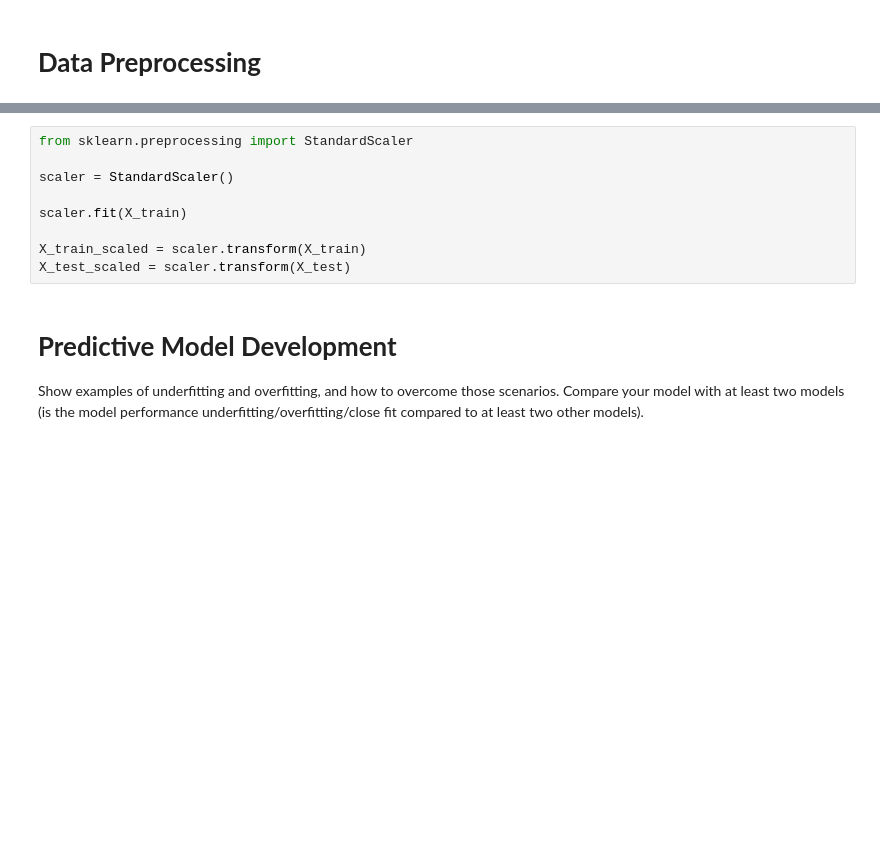
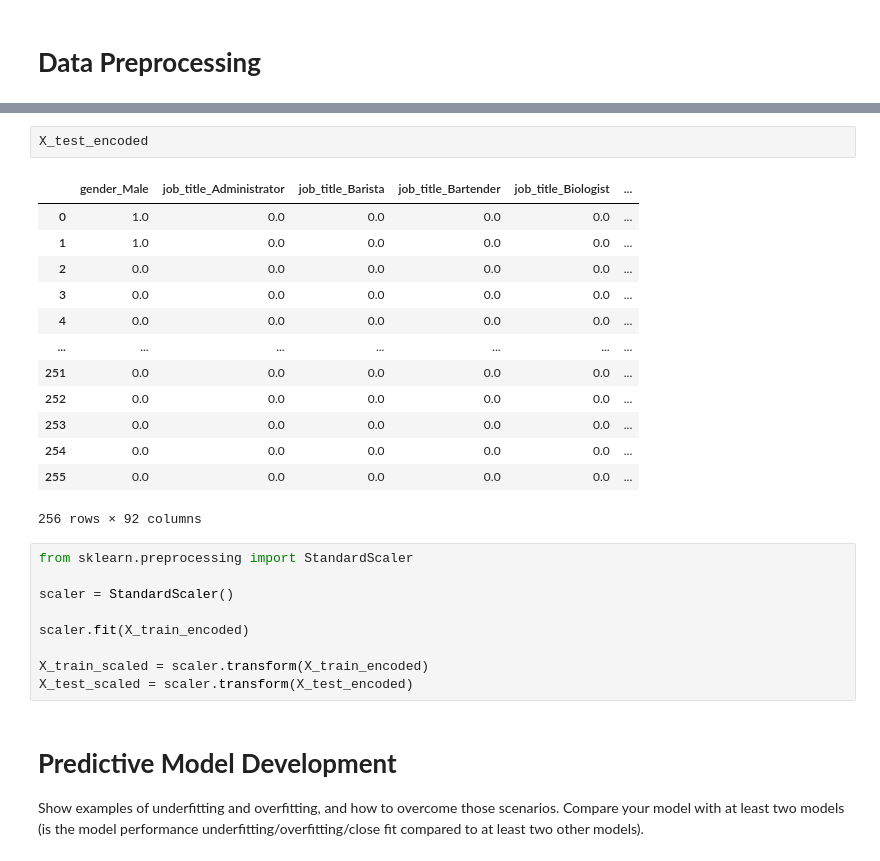
Before and after one commit to hazhalim/dmw-group-project, a Jupyter notebook: WIE3007_Group_Project_Group_11.ipynb, the cells around one changed output, grey strips where cells are left out. Cells and saved outputs as stored; diff of their text form; blank space fills up the shorter version.

```diff
--- a/WIE3007_Group_Project_Group_11.ipynb
+++ b/WIE3007_Group_Project_Group_11.ipynb
@@ -437,12 +504,28 @@ X_train, X_test, y_train, y_test = train_test_split(X, y, test_size=0.2, random_
+# %%
+X_test_encoded
+# %% [output]
+|  | gender_Male | job_title_Administrator | job_title_Barista | job_title_Bartender | job_title_Biologist | ... |
+| 0 | 1.0 | 0.0 | 0.0 | 0.0 | 0.0 | ... |
+| 1 | 1.0 | 0.0 | 0.0 | 0.0 | 0.0 | ... |
+| 2 | 0.0 | 0.0 | 0.0 | 0.0 | 0.0 | ... |
+| 3 | 0.0 | 0.0 | 0.0 | 0.0 | 0.0 | ... |
+| 4 | 0.0 | 0.0 | 0.0 | 0.0 | 0.0 | ... |
+| ... | ... | ... | ... | ... | ... | ... |
+| 251 | 0.0 | 0.0 | 0.0 | 0.0 | 0.0 | ... |
+| 252 | 0.0 | 0.0 | 0.0 | 0.0 | 0.0 | ... |
+| 253 | 0.0 | 0.0 | 0.0 | 0.0 | 0.0 | ... |
+| 254 | 0.0 | 0.0 | 0.0 | 0.0 | 0.0 | ... |
+| 255 | 0.0 | 0.0 | 0.0 | 0.0 | 0.0 | ... |
+256 rows × 92 columns
 # %%
 from sklearn.preprocessing import StandardScaler
 
 scaler = StandardScaler()
 
-scaler.fit(X_train)
+scaler.fit(X_train_encoded)
 
-X_train_scaled = scaler.transform(X_train)
-X_test_scaled = scaler.transform(X_test)
+X_train_scaled = scaler.transform(X_train_encoded)
+X_test_scaled = scaler.transform(X_test_encoded)
 # %% [markdown]
 # **Predictive Model Development**
 
```
Also changed, not shown: parts of 20 cells of this notebook.
